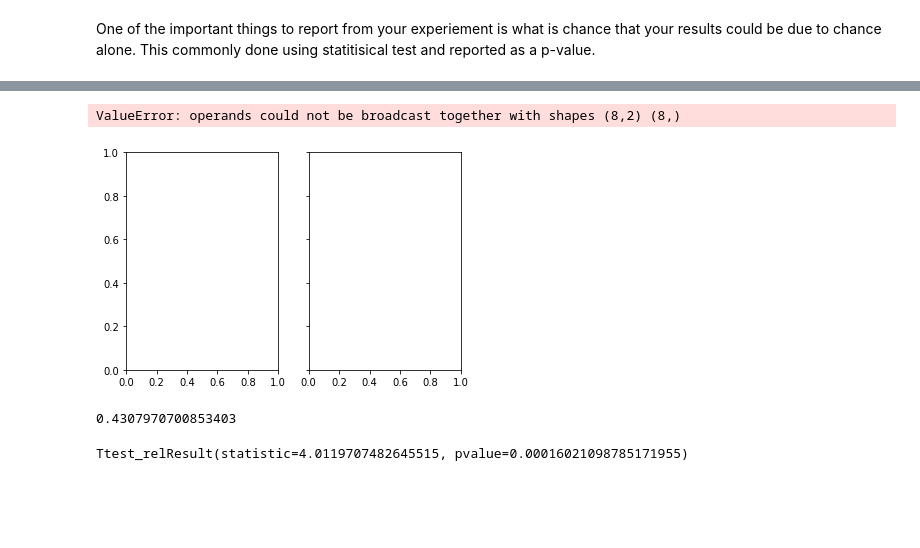
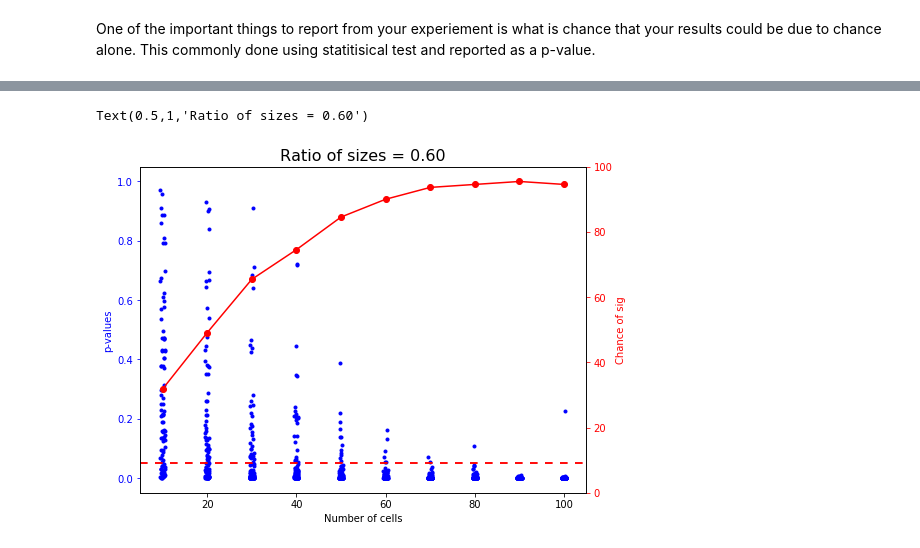
Before and after one commit to evenhuis/exp-design-example, a Jupyter notebook: exp_design.ipynb, the cells around one changed output, grey strips where cells are left out. Saved outputs shown, nothing was run; the diff lists cells and outputs as text; code cells hidden in the pictures; blank space fills up the shorter version.

```diff
--- a/exp_design.ipynb
+++ b/exp_design.ipynb
@@ -151,7 +122,8 @@ setAlpha(axs[0],0.2)
 # %% [markdown]
 One of the important things to report from your experiement is what is chance that your results could be due to chance alone.  This commonly done using statitisical test and reported as a p-value.
 # %%
-dfx = gen_fake_data(nsamp=100)
+dfx = gen_fake_data(nsamp=65,f_red=0.5)
 area_c = dfx[dfx['Time']==0]['Area']
 area_t = dfx[dfx['Time']==4]['Area']
 outp=stats.ttest_ind(area_c, area_t)
+print(outp)
@@ -162,18 +138,13 @@ stats.mannwhitneyu(area_c, area_t,alternative='two-sided').pvalue
 # %%
-nrep=100
-sample_sizes= [10,20,30,40,50,60,70,80]
-ttest_pvals=np.zeros([len(sample_sizes),nrep,2])
-manwt_pvals=np.zeros([len(sample_sizes),nrep,2])
+size_ratio = 0.6
+sample_sizes= [10,20,30,40,50,60,70,80,90,100]
+
+ttest_pvals=np.zeros([len(sample_sizes),nFoV,2])
+manwt_pvals=np.zeros([len(sample_sizes),nFoV,2])
 for n,nsamp in enumerate(sample_sizes):
-    for i in range(nrep):
-        dfx = gen_fake_data(nsamp=nsamp,f_red=0.7)
+    for i in range(nFoV):
+        dfx = gen_fake_data(nsamp=nsamp,f_red=size_ratio)
         area_c = dfx[dfx['Time']==0]['Area']
         area_t = dfx[dfx['Time']==4]['Area']
         ttest_pvals[n,i]=[nsamp,stats.ttest_ind   (area_c, area_t                        ).pvalue]
         manwt_pvals[n,i]=[nsamp,stats.mannwhitneyu(area_c, area_t,alternative='two-sided').pvalue]
-# %%
-def plot_pval( pvals ,ax, plot_pvals=True,**kwargs):
-    tmp=np.reshape( pvals,[-1,2])
-    chance_under_thresh = list(map( lambda vec : sum(vec<0.05)/len(vec), pvals[:,:,1]))
-    if(plot_pvals): ax.plot(tmp[:,0]+5*(0.5-np.random.rand(len(tmp[:,0]))),tmp[:,1],'.' )
-    ax.plot( pvals[:,0,0], chance_under_thresh, '-o',**kwargs)
@@ -192,20 +151,9 @@ plot_pval(manwt_pvals,ax,plot_pvals=False,color='red')
-# %%
-fig,axs = plt.subplots(1,2,sharex=True,sharey=True)
-ax = axs[0]
-ax.plot(ttest_pvals[:,0]*(1+0.10*np.random.rand(len(ttest_pvals[:,0]))),ttest_pvals[:,1],'.')
-ax.axhline(0.05,color='red')
-ax = axs[1]
-ax.plot(ttest_pvals[:,0]*(1+0.10*np.random.rand(len(ttest_pvals[:,0]))),manwt_pvals[:,1],'.')
-ax.axhline(0.05,color='red')
-ax.set_ylim(0,1)
-# %% [output]
-ValueError: operands could not be broadcast together with shapes (8,2) (8,)
-[figure, removed]
-# %%
-np.random.rand()
-# %% [output]
-0.4307970700853403
-# %%
-stats.ttest_rel(area_c, area_t)
-# %% [output]
-Ttest_relResult(statistic=4.0119707482645515, pvalue=0.00016021098785171955)
+# %%
+fig,ax= plt.subplots(figsize=(8,6))
+ax.set_xlabel("Number of cells")
+plot_pval(manwt_pvals,ax)
+ax.axhline(0.05,dashes=(5,5),color='red')
+ax.set_title("Ratio of sizes = {:.2f}".format(size_ratio),fontsize=16)
+# %% [output]
+Text(0.5,1,'Ratio of sizes = 0.60')
+[figure, added]
```
Also changed, not shown: parts of 15 cells of this notebook, 14 other files.
